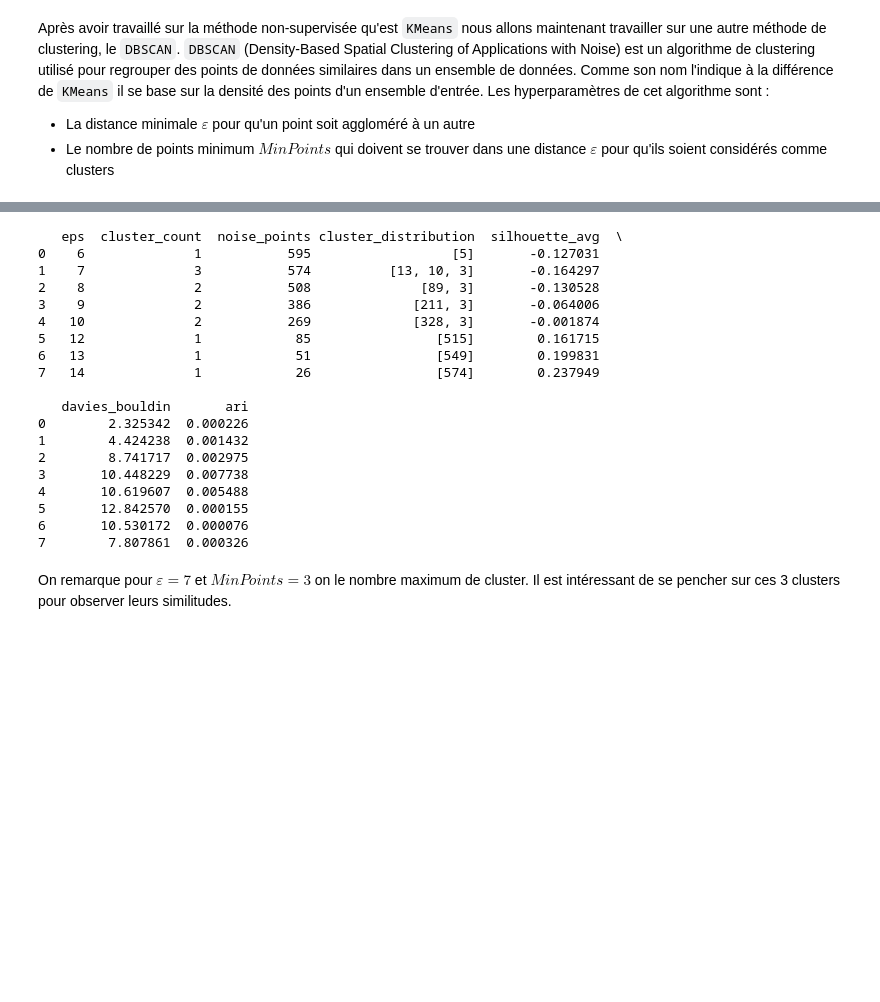
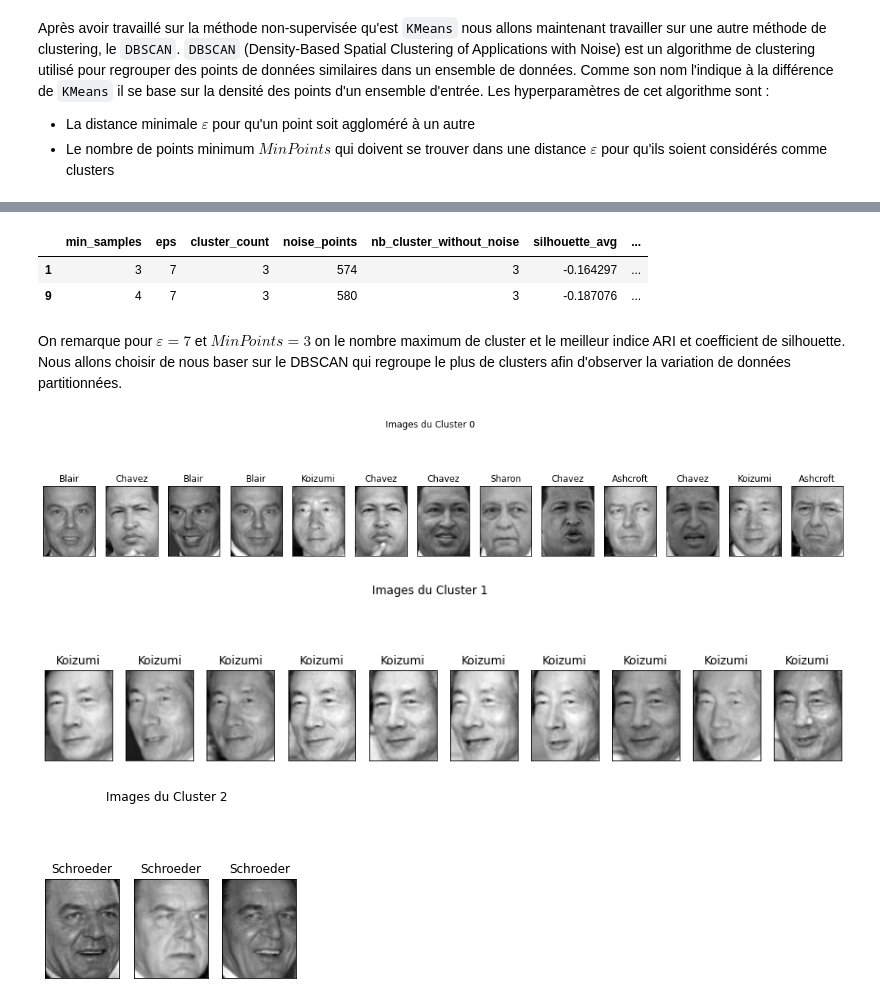
Before and after one commit to Bast-94/FTML-project, a Jupyter notebook: 7-Application_of_unsupervised_learning.ipynb, the cells around one changed output, grey strips where cells are left out. Saved outputs shown, nothing was run; the diff lists cells and outputs as text; code cells hidden in the pictures; blank space fills up the shorter version.

Commit message:
ADD(DBSCAN): AJout de description.

```diff
--- a/7-Application_of_unsupervised_learning.ipynb
+++ b/7-Application_of_unsupervised_learning.ipynb
@@ -428,11 +441,14 @@ def get_x_y_set(people) -> tuple[np.ndarray, np.ndarray]:
 def search_best_eps(X_pca, y_people):
     results = []
     min_samples = 10
-    for min_samples in range(1,5)
-        for eps in [6, 7, 8, 9,10,12,13,14]:
-            dbscan = DBSCAN(eps=eps, min_samples=3)
+    for min_samples in range(3, 5):
+        for eps in [6, 7, 8, 9, 10, 12, 13, 14]:
+            dbscan = DBSCAN(eps=eps, min_samples=min_samples)
             labels = dbscan.fit_predict(X_pca)
-            silhouette_avg = silhouette_score(X_pca, labels)
+            if len(np.bincount(labels + 1)) > 1:
+                silhouette_avg = silhouette_score(X_pca, labels)
+            else:
+                silhouette_avg = -1
             davies_bouldin = davies_bouldin_score(X_pca, labels)
             ari = adjusted_rand_score(y_people, labels)
 
@@ -441,44 +457,31 @@ def search_best_eps(X_pca, y_people):
             cluster_distribution = np.bincount(labels + 1)[1:]
 
             result = {
-                'eps': eps,
-                'cluster_count': cluster_count,
-                'noise_points': noise_points,
-                'cluster_distribution': cluster_distribution,
-                'silhouette_avg': silhouette_avg,
-                'davies_bouldin': davies_bouldin,
-                'ari': ari
+                "min_samples": min_samples,
+                "eps": eps,
+                "cluster_count": cluster_count,
+                "noise_points": noise_points,
+                "nb_cluster_without_noise": len(cluster_distribution),
+                "silhouette_avg": silhouette_avg,
+                "davies_bouldin": davies_bouldin,
+                "ari": ari,
             }
             results.append(result)
 
-        df = pd.DataFrame(results)
-        return df
+    df = pd.DataFrame(results)
+    return df
+
 
 x_people, y_people = get_x_y_set(people)
 df = search_best_eps(compute_pca(x_people), y_people)
-print(df)
-# %% [output]
-   eps  cluster_count  noise_points cluster_distribution  silhouette_avg  \
-0    6              1           595                  [5]       -0.127031
-1    7              3           574          [13, 10, 3]       -0.164297
-2    8              2           508              [89, 3]       -0.130528
-3    9              2           386             [211, 3]       -0.064006
-4   10              2           269             [328, 3]       -0.001874
-5   12              1            85                [515]        0.161715
-6   13              1            51                [549]        0.199831
-7   14              1            26                [574]        0.237949
-
-   davies_bouldin       ari
-0        2.325342  0.000226
-1        4.424238  0.001432
-2        8.741717  0.002975
-3       10.448229  0.007738
-4       10.619607  0.005488
-5       12.842570  0.000155
-6       10.530172  0.000076
-7        7.807861  0.000326
+# %%
+df[df["nb_cluster_without_noise"] >= 3].sort_values(by="nb_cluster_without_noise")
+# %% [output]
+|  | min_samples | eps | cluster_count | noise_points | nb_cluster_without_noise | silhouette_avg | ... |
+| 1 | 3 | 7 | 3 | 574 | 3 | -0.164297 | ... |
+| 9 | 4 | 7 | 3 | 580 | 3 | -0.187076 | ... |
 # %% [markdown]
-On remarque pour $\varepsilon=7$  et $MinPoints=3$ on le nombre maximum de cluster. Il est intéressant de se pencher sur ces 3 clusters pour observer leurs similitudes.
+On remarque pour $\varepsilon=7$  et $MinPoints=3$ on le nombre maximum de cluster et le meilleur indice ARI et coefficient de silhouette. Nous allons choisir de nous baser sur le DBSCAN qui regroupe le plus de clusters afin d'observer la variation de données partitionnées.
 # %%
 def visualize_clusters(
     people: Bunch, min_samples: int = 3, eps: int = 7, n_components: int = 100
@@ -494,40 +497,46 @@ def visualize_clusters(
     """
     # Calcul de PCA pour obtenir les données transformées
     x_people, y_people = get_x_y_set(people)
-    x_pca = compute_pca(x_people, y_people, n_components)
+    x_pca = compute_pca(x_people, n_components)
 
     # Création d'une instance de DBSCAN avec les paramètres spécifiés
     dbscan = DBSCAN(min_samples=min_samples, eps=eps, n_jobs=-1)
     # Prédiction des étiquettes de cluster en utilisant les données transformées
     labels_pca = dbscan.fit_predict(x_pca)
 
     # Parcours de chaque cluster
     for cluster in range(labels_pca.max() + 1):
         # Sélection des instances appartenant au cluster actuel
         idx = labels_pca == cluster
         # Limite du nombre d'images à afficher pour éviter une surcharge
         n_images = min(15, np.sum(idx))
         # Taille d'une image pour la visualisation
         image_size = people.images[0].shape
         # Création d'une figure avec des sous-graphiques pour chaque image
         fig, axes = plt.subplots(
             1,
             n_images,
             figsize=(n_images * 1.5, 4),
             subplot_kw={"xticks": (), "yticks": ()},
         )
-
+        fig.set_facecolor("white")
+        fig.suptitle(f"Images du Cluster {cluster}")
         # Affichage des images et des étiquettes correspondantes
         for image, label, ax in zip(x_people[idx], y_people[idx], axes.ravel()):
             ax.imshow(image.reshape(image_size))
             ax.set_title(people.target_names[label].split()[-1])
 
     # Affichage des images en niveaux de gris
     plt.gray()
     # Affichage de la figure
     plt.show()
 
 
 # Exemple d'utilisation
-people = fetch_lfw_people(min_faces_per_person=50, resize=0.7, color=False)
-visualize_clusters(people)
+eps = 7
+min_samples = 3
+visualize_clusters(people, eps=eps, min_samples=min_samples)
+# %% [output]
+[figure, added]
+[figure, added]
+[figure, added]
```
Also changed, not shown: parts of 6 cells of this notebook.
